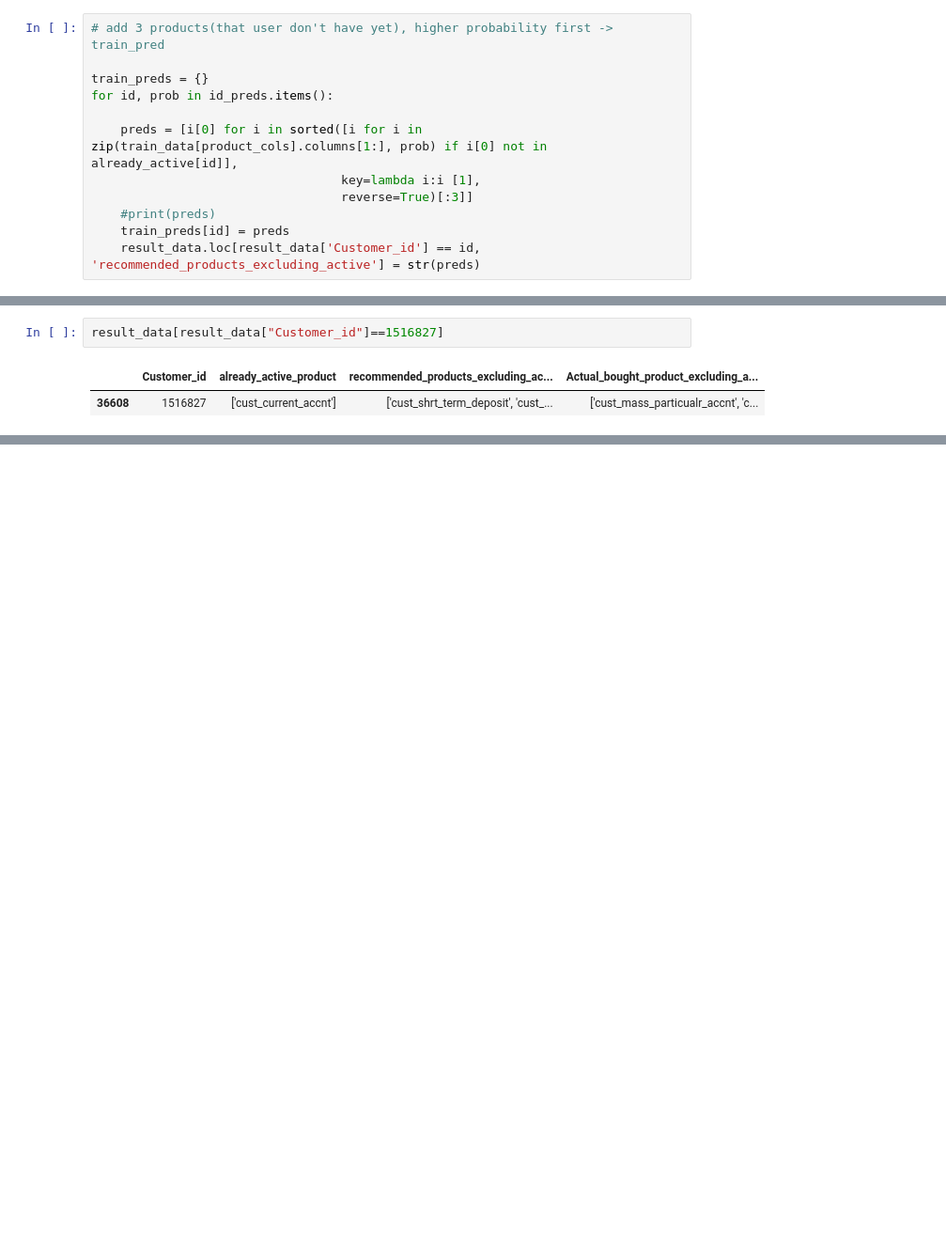
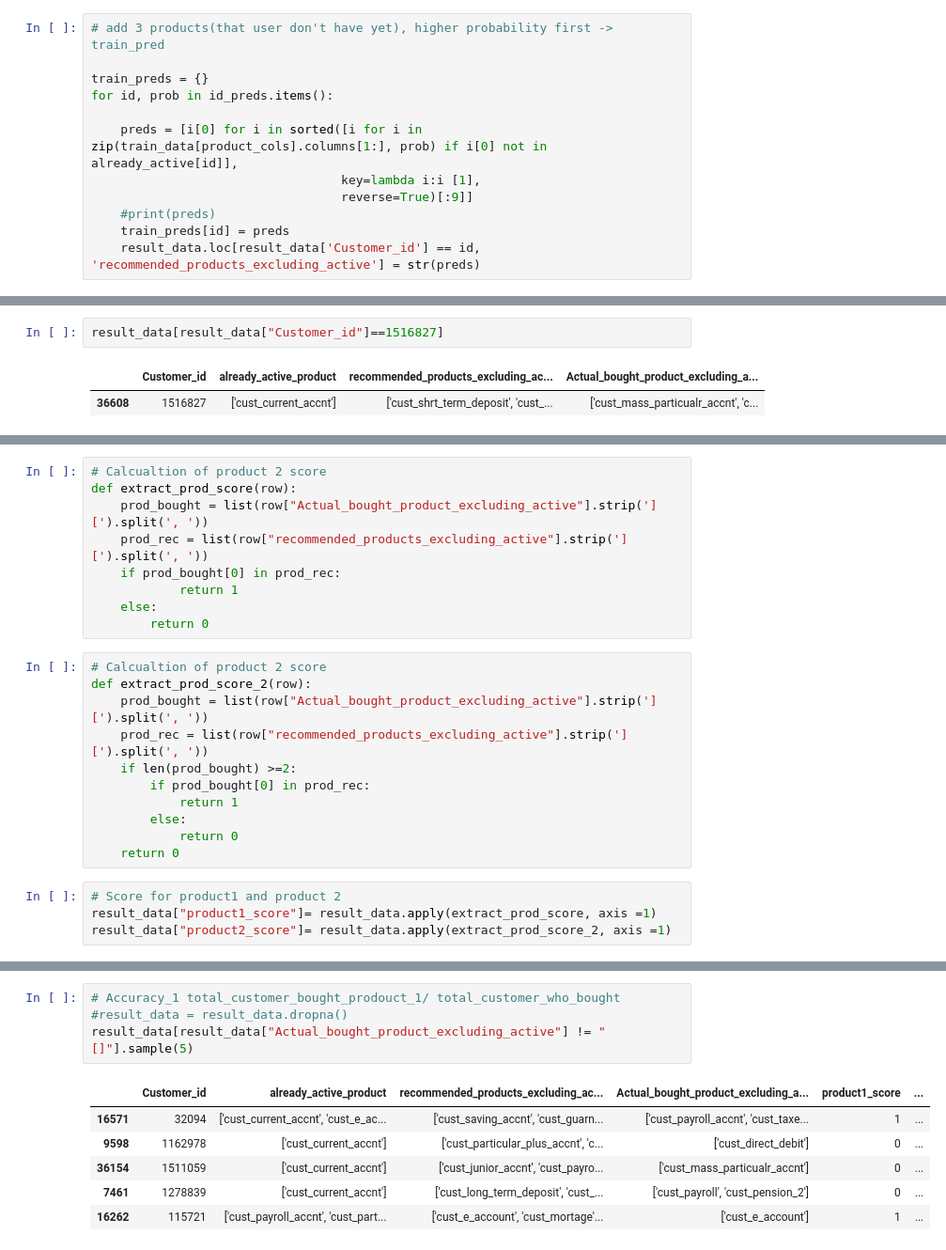
Before and after one commit to santosh12678/-santander_product_recommendation, a Jupyter notebook: Santander Product Recommendation- Part 02.ipynb, the cells around one changed output, grey strips where cells are left out. Shown: that part at 94% size. Drawn from its saved outputs; the diff is of its cells as text; blank space fills up the shorter version.

```diff
--- a/Santander Product Recommendation- Part 02.ipynb
+++ b/Santander Product Recommendation- Part 02.ipynb
@@ -246,7 +247,7 @@ for id, prob in id_preds.items():
 
     preds = [i[0] for i in sorted([i for i in zip(train_data[product_cols].columns[1:], prob) if i[0] not in already_active[id]],
                                   key=lambda i:i [1],
-                                  reverse=True)[:3]]
+                                  reverse=True)[:9]]
     #print(preds)
     train_preds[id] = preds
     result_data.loc[result_data['Customer_id'] == id, 'recommended_products_excluding_active'] = str(preds)
@@ -277,0 +281,24 @@ result_data[result_data["Customer_id"]==1516827]
+# %%
+# Calcualtion of product 2 score
+def extract_prod_score(row):
+    prod_bought = list(row["Actual_bought_product_excluding_active"].strip('][').split(', '))
+    prod_rec = list(row["recommended_products_excluding_active"].strip('][').split(', '))
+    if prod_bought[0] in prod_rec:
+            return 1
+    else:
+        return 0
+# %%
+# Calcualtion of product 2 score
+def extract_prod_score_2(row):
+    prod_bought = list(row["Actual_bought_product_excluding_active"].strip('][').split(', '))
+    prod_rec = list(row["recommended_products_excluding_active"].strip('][').split(', '))
+    if len(prod_bought) >=2:
+        if prod_bought[0] in prod_rec:
+            return 1
+        else:
+            return 0
+    return 0
+# %%
+# Score for product1 and product 2
+result_data["product1_score"]= result_data.apply(extract_prod_score, axis =1)
+result_data["product2_score"]= result_data.apply(extract_prod_score_2, axis =1)
@@ -277,0 +310,11 @@ result_data[result_data["Customer_id"]==1516827]
+# %%
+# Accuracy_1 total_customer_bought_prodouct_1/ total_customer_who_bought
+#result_data = result_data.dropna()
+result_data[result_data["Actual_bought_product_excluding_active"] != "[]"].sample(5)
+# %% [output]
+|  | Customer_id | already_active_product | recommended_products_excluding_ac... | Actual_bought_product_excluding_a... | product1_score | ... |
+| 16571 | 32094 | ['cust_current_accnt', 'cust_e_ac... | ['cust_saving_accnt', 'cust_guarn... | ['cust_payroll_accnt', 'cust_taxe... | 1 | ... |
+| 9598 | 1162978 | ['cust_current_accnt'] | ['cust_particular_plus_accnt', 'c... | ['cust_direct_debit'] | 0 | ... |
+| 36154 | 1511059 | ['cust_current_accnt'] | ['cust_junior_accnt', 'cust_payro... | ['cust_mass_particualr_accnt'] | 0 | ... |
+| 7461 | 1278839 | ['cust_current_accnt'] | ['cust_long_term_deposit', 'cust_... | ['cust_payroll', 'cust_pension_2'] | 0 | ... |
+| 16262 | 115721 | ['cust_payroll_accnt', 'cust_part... | ['cust_e_account', 'cust_mortage'... | ['cust_e_account'] | 1 | ... |
```
Also changed, not shown: parts of 8 cells of this notebook.
